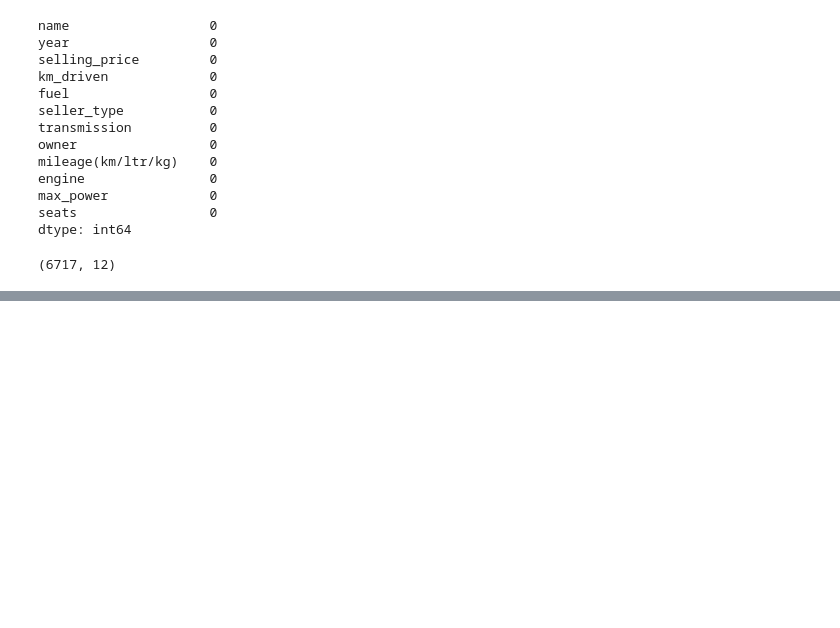
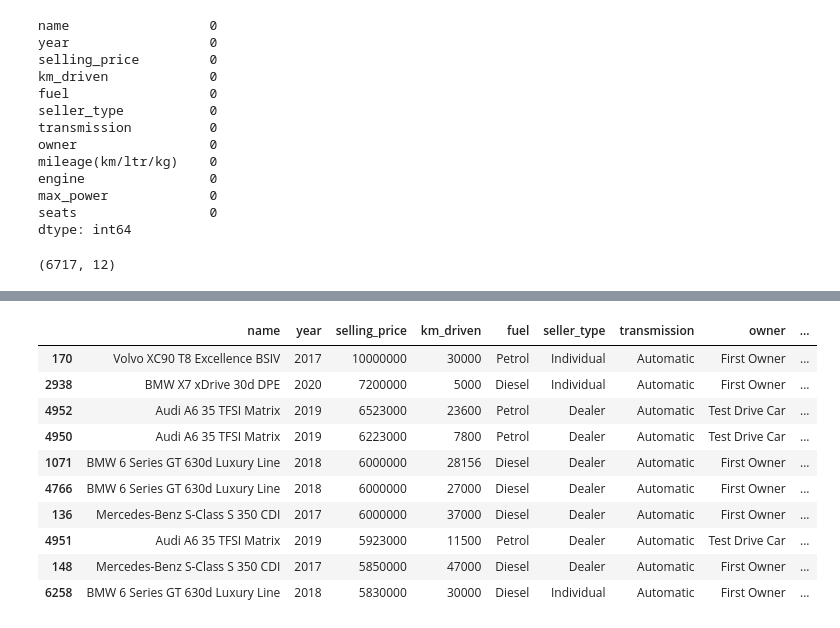
Before and after one commit to SheL16/car-price-prediction, a Jupyter notebook: notebooks/analysis.ipynb, the cells around one changed output, grey strips where cells are left out. Drawn from its saved outputs; the diff is of its cells as text; code cells hidden in the pictures; blank space fills up the shorter version.

```diff
--- a/notebooks/analysis.ipynb
+++ b/notebooks/analysis.ipynb
@@ -100,0 +113,14 @@ df_clean.to_csv("../data/cars_clean.csv", index=False)
+# %%
+df_clean.sort_values(by="selling_price", ascending=False).head(10)
+# %% [output]
+|  | name | year | selling_price | km_driven | fuel | seller_type | transmission | owner | ... |
+| 170 | Volvo XC90 T8 Excellence BSIV | 2017 | 10000000 | 30000 | Petrol | Individual | Automatic | First Owner | ... |
+| 2938 | BMW X7 xDrive 30d DPE | 2020 | 7200000 | 5000 | Diesel | Individual | Automatic | First Owner | ... |
+| 4952 | Audi A6 35 TFSI Matrix | 2019 | 6523000 | 23600 | Petrol | Dealer | Automatic | Test Drive Car | ... |
+| 4950 | Audi A6 35 TFSI Matrix | 2019 | 6223000 | 7800 | Petrol | Dealer | Automatic | Test Drive Car | ... |
+| 1071 | BMW 6 Series GT 630d Luxury Line | 2018 | 6000000 | 28156 | Diesel | Dealer | Automatic | First Owner | ... |
+| 4766 | BMW 6 Series GT 630d Luxury Line | 2018 | 6000000 | 27000 | Diesel | Dealer | Automatic | First Owner | ... |
+| 136 | Mercedes-Benz S-Class S 350 CDI | 2017 | 6000000 | 37000 | Diesel | Dealer | Automatic | First Owner | ... |
+| 4951 | Audi A6 35 TFSI Matrix | 2019 | 5923000 | 11500 | Petrol | Dealer | Automatic | Test Drive Car | ... |
+| 148 | Mercedes-Benz S-Class S 350 CDI | 2017 | 5850000 | 47000 | Diesel | Dealer | Automatic | First Owner | ... |
+| 6258 | BMW 6 Series GT 630d Luxury Line | 2018 | 5830000 | 30000 | Diesel | Individual | Automatic | First Owner | ... |
```
Also changed, not shown: parts of 19 cells of this notebook.
